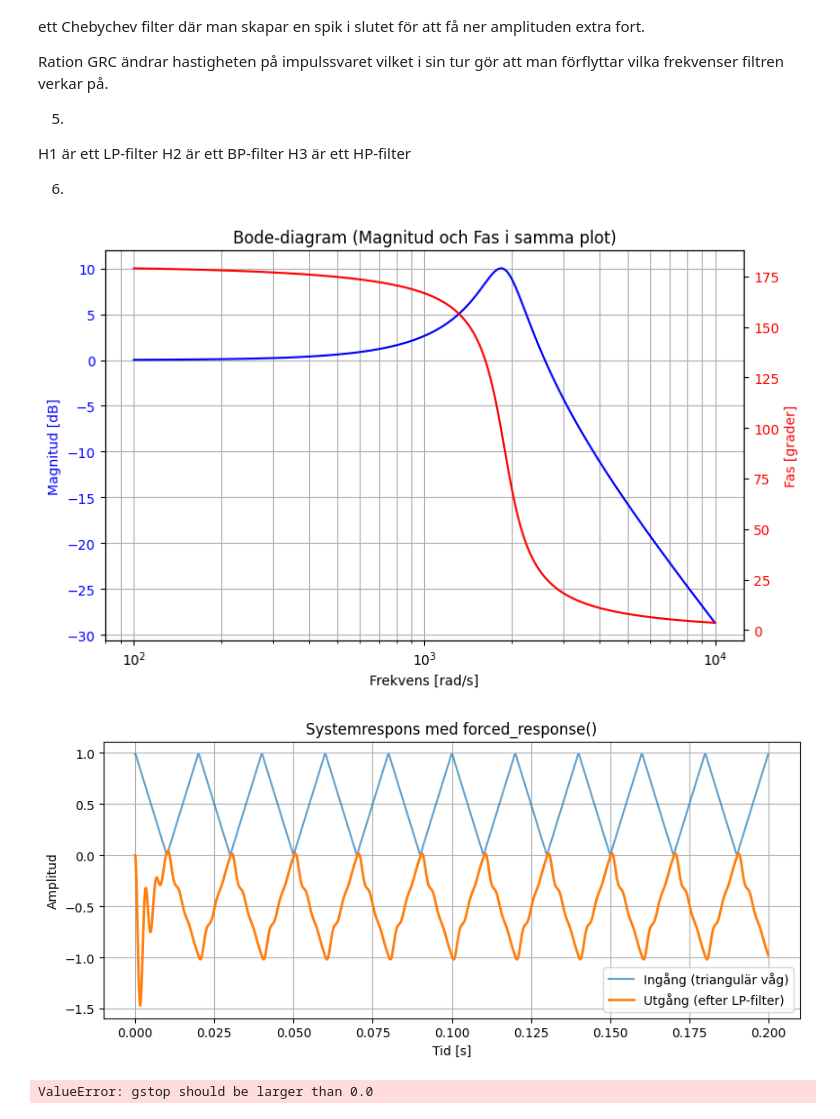
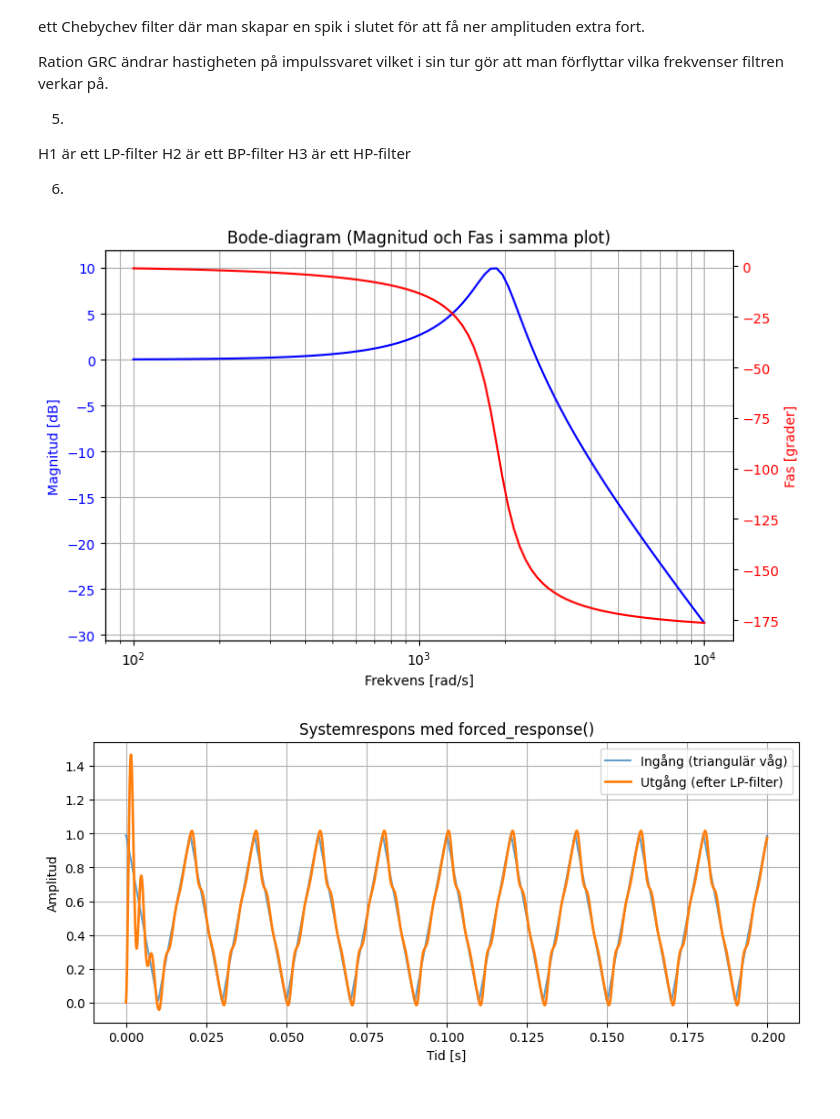
Before and after one commit to todrre/sigsys, a Jupyter notebook: Result.ipynb, the cells around one changed output. Drawn from its saved outputs; the diff is of its cells as text; code cells hidden in the pictures.

```diff
--- a/Result.ipynb
+++ b/Result.ipynb
@@ -77,29 +136,21 @@ H3 är ett HP-filter
 
 6.
 # %%
-3e2
-
 import numpy as np
 import matplotlib.pyplot as plt
 
 
-a = 600 * np.pi # Denna behöver räknas ut och är idag en gissning
+a = 600 * np.pi # Denna behöver räknas ut
 b = 0.32 # Denna är uträknad 1 / (2 * c * np.sqrt(1 - c ** 2)), b = 2c
-H_1 = ct.tf([0, 0, -a**2], [1, b * a, a ** 2])
-# Frekvensvektor
-omega = np.logspace(2, 4, 2000)   # 10^0 till 10^3 rad/s
-s = 1j * omega
+H_1 = signal.lti([0, 0, a**2], [1, b * a, a ** 2])
+w, mag, phase = signal.bode(H_1)
 
-# Beräkna frekvenssvar
-H_jw = H_1(s)
-mag = 20 * np.log10(np.abs(H_jw))     # Magnitud i dB
-phase = np.angle(H_jw, deg=True)      # Fas i grader
 
 # Rita både magnitud och fas i samma figur
 fig, ax1 = plt.subplots(figsize=(8, 5))
 
 # Magnitud på vänster y-axel
-ax1.semilogx(omega, mag, 'b', label='Magnitud [dB]')
+ax1.semilogx(w, mag, 'b', label='Magnitud [dB]')
 ax1.set_xlabel("Frekvens [rad/s]")
 ax1.set_ylabel("Magnitud [dB]", color='b')
 ax1.tick_params(axis='y', labelcolor='b')
@@ -107,7 +158,7 @@ ax1.grid(True, which='both')
 
 # Fas på höger y-axel
 ax2 = ax1.twinx()
-ax2.semilogx(omega, phase, 'r', label='Fas [°]')
+ax2.semilogx(w, phase, 'r', label='Fas [°]')
 ax2.set_ylabel("Fas [grader]", color='r')
 ax2.tick_params(axis='y', labelcolor='r')
 
@@ -115,79 +166,49 @@ plt.title("Bode-diagram (Magnitud och Fas i samma plot)")
 plt.tight_layout()
 plt.show()
 # %% [output]
-[figure, old version]
+[figure, new version]
 # %%
 # Uppgift 7
 
 import numpy as np
-import control as ct
 import matplotlib.pyplot as plt
+import scipy.signal as signal
+
 
 # 1. Grundparametrar
 f_0 = 100         # grundfrekvens [Hz]
 T_0 = 1 / f_0     # period [s]
 fs = 10000    # samplingsfrekvens [Hz]
 t = np.arange(0, 20*T_0, 1/fs)   # simulera 5 perioder
 h = 1             # amplitud
 
 
 a = 1930 # Denna behöver räknas ut och är idag en gissning
 b = 0.32 # Denna är uträknad 1 / (2 * c * np.sqrt(1 - c ** 2)), b = 2c
-H_1 = ct.tf([-a**2], [1, b * a, a ** 2]) # I nuläget är det ett inverterande lp-filter
+H_1 = signal.lti([a**2], [1, b * a, a ** 2]) # I nuläget är det ett inverterande lp-filter
 
 # 2. Definiera Fourierserie för triangulär våg
 def triangel_term(n, t, L):
     return 1 / (2 * n - 1) ** 2 * np.cos((2 * n - 1) * np.pi * t / L)
 
 def triangelvåg(t, h, L, N=9):
     # N = antal termer i Fourierserien (ju fler, desto mer "ideal")
     return h / 2 + 4 * h / np.pi ** 2 * sum(triangel_term(n, t, L) for n in range(1, N+1))
 
 # 3. Skapa signal
-signal = triangelvåg(t, h, T_0, N=9)
+u = triangelvåg(t, h, T_0, N=9)
 
-T_out, y_out = ct.forced_response(H_1, T=t, U=signal)
+tout, yout, xout = signal.lsim(H_1, U=u, T=t)
 
 # 5. Plotta resultatet
 plt.figure(figsize=(10, 4))
-plt.plot(t, signal, label="Ingång (triangulär våg)", alpha=0.7)
-plt.plot(T_out, y_out, label="Utgång (efter LP-filter)", linewidth=2)
+plt.plot(t, u, label="Ingång (triangulär våg)", alpha=0.7)
+plt.plot(tout, yout, label="Utgång (efter LP-filter)", linewidth=2)
 plt.xlabel("Tid [s]")
 plt.ylabel("Amplitud")
 plt.title("Systemrespons med forced_response()")
 plt.legend()
 plt.grid(True)
 plt.show()
 # %% [output]
-[figure, old version]
+[figure, new version]
-# %%
-# Del 2
-# 1) samplingsfrekvensen måste vara över 2 * 8kHz enligt Nyquist teoremet
-# Men högst 24kHz
-# Så den kan vara exempelvis 18kHz
-
-import numpy as np
-import scipy.signal as signal
-
-# 2)
-# Spec för A-A filter:
-fs = 18e3 # Samplingsfrekvens
-fp = 9e3 # Passbandfrekvens
-fb = 10e3 # Stoppbandfrekvens
-mr = 3 # Max rippel
-md = 20*np.log10(2**-12) # Min dämpning
-
-
-N, Wn = signal.cheb1ord(wp=fp
-                , fs=fs
-                , ws=fb
-                , gpass=mr
-                , gstop=md
-                , analog=True)
-
-b, a = signal.cheby1(N, mr, Wn, 'low', analog=True)
-LP_filter = ct.lti(b,a)
-
-#signal_och_brus_byggare = lambda t :
-# %% [output]
-ValueError: gstop should be larger than 0.0
```
Also changed, not shown: parts of 2 cells of this notebook, 3 other files.
